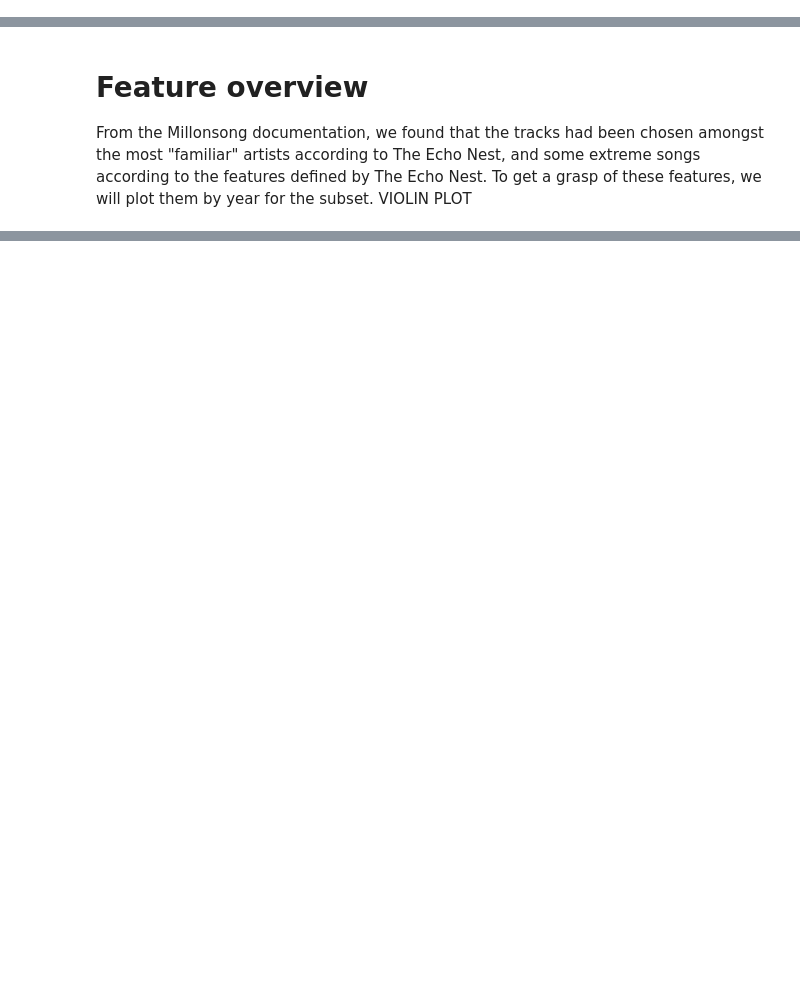
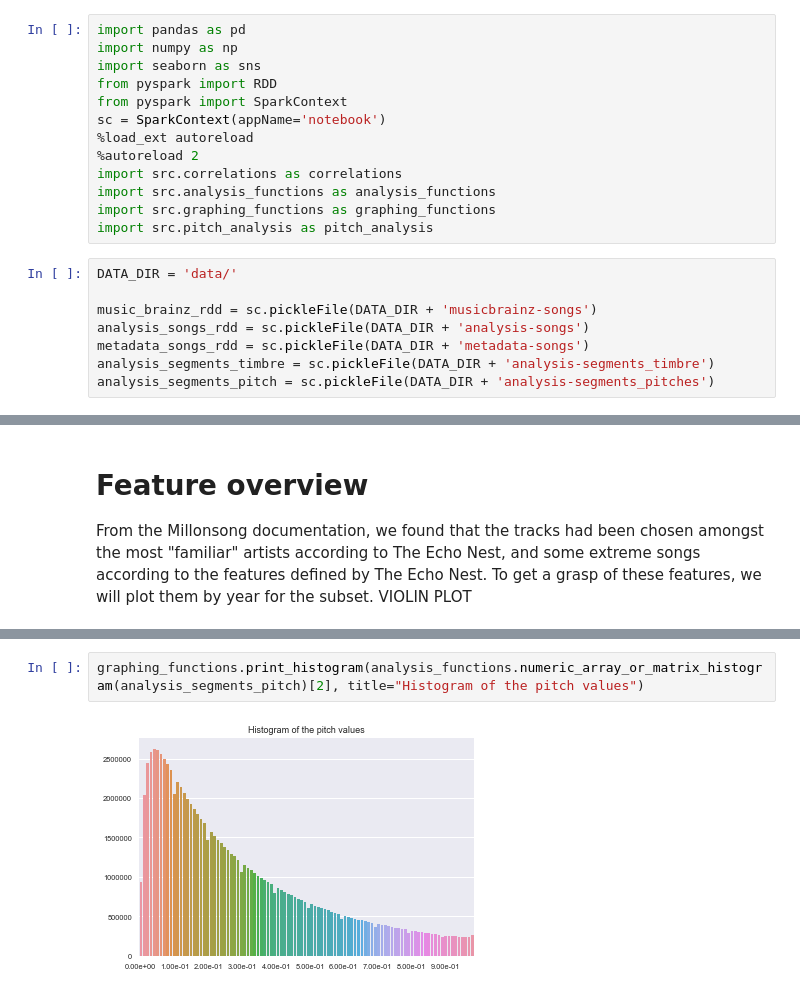
Before and after one commit to Polymere/ADA_Group, a Jupyter notebook: project/Milestone2.ipynb, the cells around one changed output, grey strips where cells are left out. Cells and saved outputs as stored; diff of their text form; blank space fills up the shorter version.

Commit message:
Pitch analysis and data management added in Milestone2

```diff
--- a/project/Milestone2.ipynb
+++ b/project/Milestone2.ipynb
@@ -53,3 +3,24 @@ d2.collect()
+# %%
+import pandas as pd
+import numpy as np
+import seaborn as sns
+from pyspark import RDD
+from pyspark import SparkContext
+sc = SparkContext(appName='notebook')
+%load_ext autoreload
+%autoreload 2
+import src.correlations as correlations
+import src.analysis_functions as analysis_functions
+import src.graphing_functions as graphing_functions
+import src.pitch_analysis as pitch_analysis
+# %%
+DATA_DIR = 'data/'
+
+music_brainz_rdd = sc.pickleFile(DATA_DIR + 'musicbrainz-songs')
+analysis_songs_rdd = sc.pickleFile(DATA_DIR + 'analysis-songs')
+metadata_songs_rdd = sc.pickleFile(DATA_DIR + 'metadata-songs')
+analysis_segments_timbre = sc.pickleFile(DATA_DIR + 'analysis-segments_timbre')
+analysis_segments_pitch = sc.pickleFile(DATA_DIR + 'analysis-segments_pitches')
 # %% [markdown]
 # Data analysis
 In order to get a better grasp of the characteristics of a summer hit, we order our songs realease mont and year, and compare the features between:
@@ -100,0 +107,4 @@ def plot_feature_by_year(data_feature,name_feature):
+# %%
+graphing_functions.print_histogram(analysis_functions.numeric_array_or_matrix_histogram(analysis_segments_pitch)[2], title="Histogram of the pitch values")
+# %% [output]
+[figure, added]
```
Also changed, not shown: parts of 22 cells of this notebook, 2 other files.
